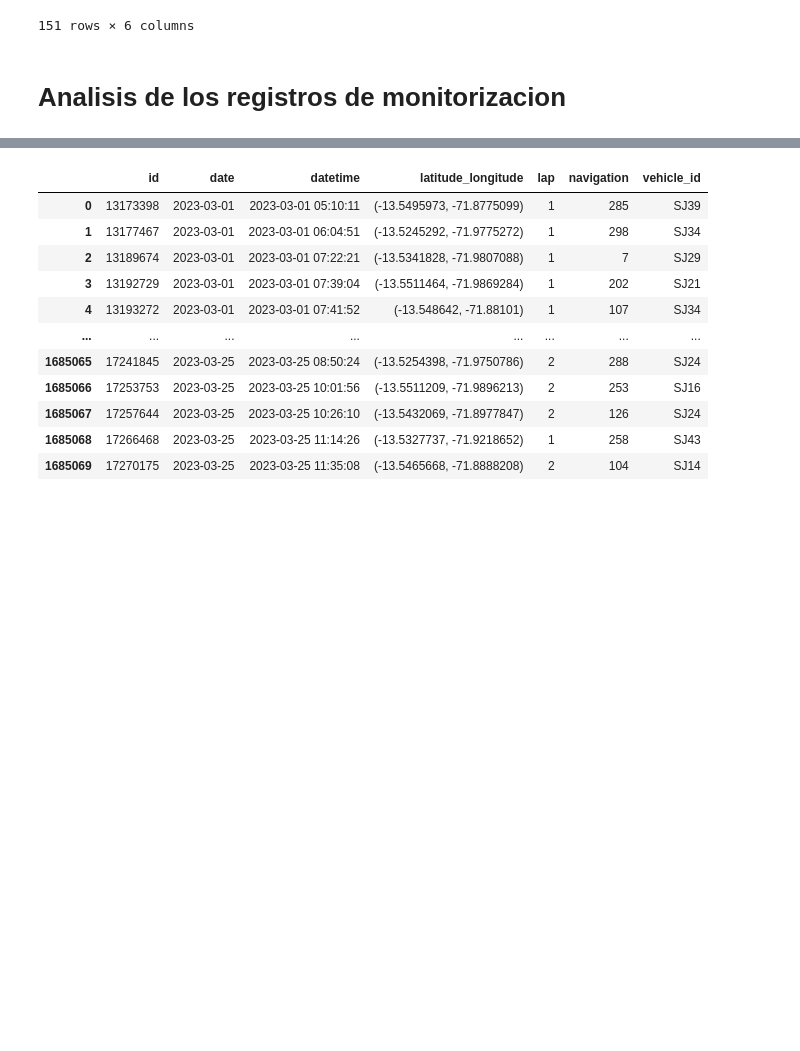
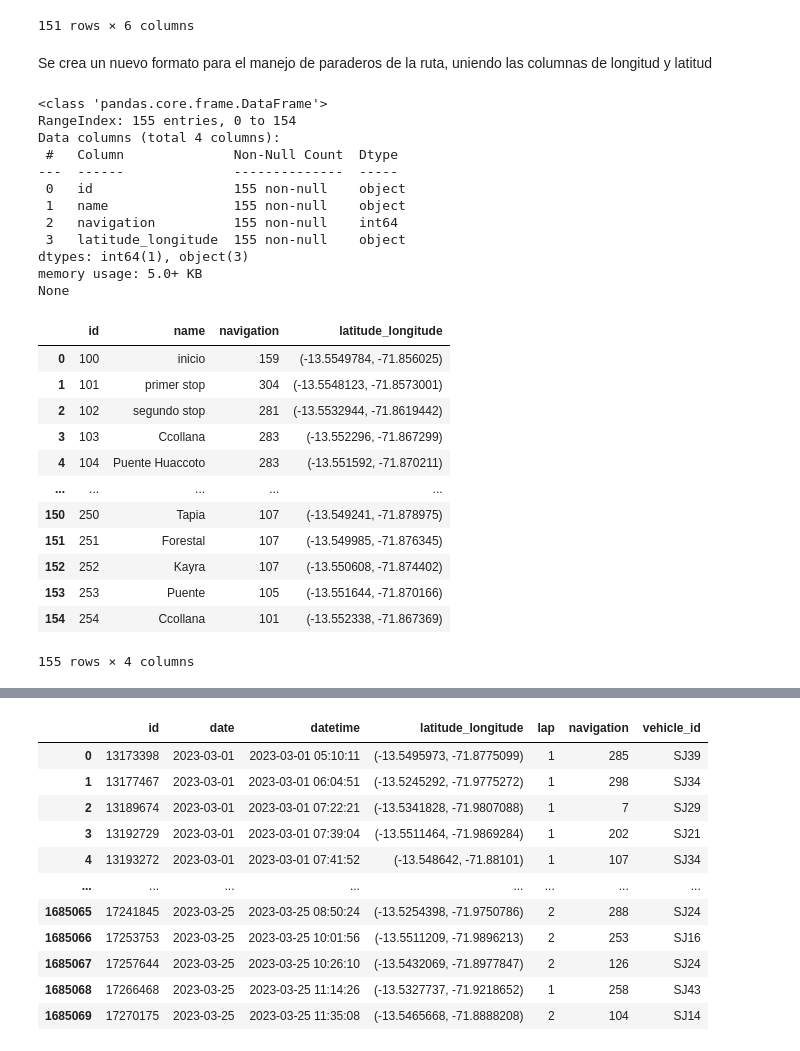
Before and after one commit to etson32/TravelTimePrediction-Cusco, a Jupyter notebook: code/1-generar_dataset.ipynb, the cells around one changed output, grey strips where cells are left out. Drawn from its saved outputs; the diff is of its cells as text; code cells hidden in the pictures; blank space fills up the shorter version.

```diff
--- a/code/1-generar_dataset.ipynb
+++ b/code/1-generar_dataset.ipynb
@@ -70,5 +74,45 @@ busstop_df
 | 149 | 149 | 186 | Puente | -13.551644 | -71.870166 | 105 |
 | 150 | 150 | 187 | Ccollana | -13.552338 | -71.867369 | 101 |
 151 rows × 6 columns
-# %% [markdown]
-# Analisis de los registros de monitorizacion
+# %% [markdown]
+Se crea un nuevo formato para el manejo de paraderos de la ruta, uniendo las columnas de longitud y latitud
+# %%
+# leer dataset busstop
+busstopdf = pd.read_csv('../data/busstop_radio0.csv')
+
+# diseño del df: creacion de latitude_longitude
+busstopdf['latitude_longitude'] = busstopdf.apply(lambda row: (row['latitude'], row['longitude']), axis=1)
+busstopdf.drop(columns=['number', 'latitude', 'longitude'], inplace=True)
+
+# para fines practicos modificamos el id = index para mejor lectura
+busstopdf['id'] = [f'{i+100}' for i in busstopdf.index]
+
+# mostrar info y elementos
+print(busstopdf.info())
+busstopdf
+# %% [output]
+<class 'pandas.core.frame.DataFrame'>
+RangeIndex: 155 entries, 0 to 154
+Data columns (total 4 columns):
+ #   Column              Non-Null Count  Dtype
+---  ------              --------------  -----
+ 0   id                  155 non-null    object
+ 1   name                155 non-null    object
+ 2   navigation          155 non-null    int64
+ 3   latitude_longitude  155 non-null    object
+dtypes: int64(1), object(3)
+memory usage: 5.0+ KB
+None
+|  | id | name | navigation | latitude_longitude |
+| 0 | 100 | inicio | 159 | (-13.5549784, -71.856025) |
+| 1 | 101 | primer stop | 304 | (-13.5548123, -71.8573001) |
+| 2 | 102 | segundo stop | 281 | (-13.5532944, -71.8619442) |
+| 3 | 103 | Ccollana | 283 | (-13.552296, -71.867299) |
+| 4 | 104 | Puente Huaccoto | 283 | (-13.551592, -71.870211) |
+| ... | ... | ... | ... | ... |
+| 150 | 250 | Tapia | 107 | (-13.549241, -71.878975) |
+| 151 | 251 | Forestal | 107 | (-13.549985, -71.876345) |
+| 152 | 252 | Kayra | 107 | (-13.550608, -71.874402) |
+| 153 | 253 | Puente | 105 | (-13.551644, -71.870166) |
+| 154 | 254 | Ccollana | 101 | (-13.552338, -71.867369) |
+155 rows × 4 columns
```
Also changed, not shown: parts of 16 cells of this notebook, 2 other files.
